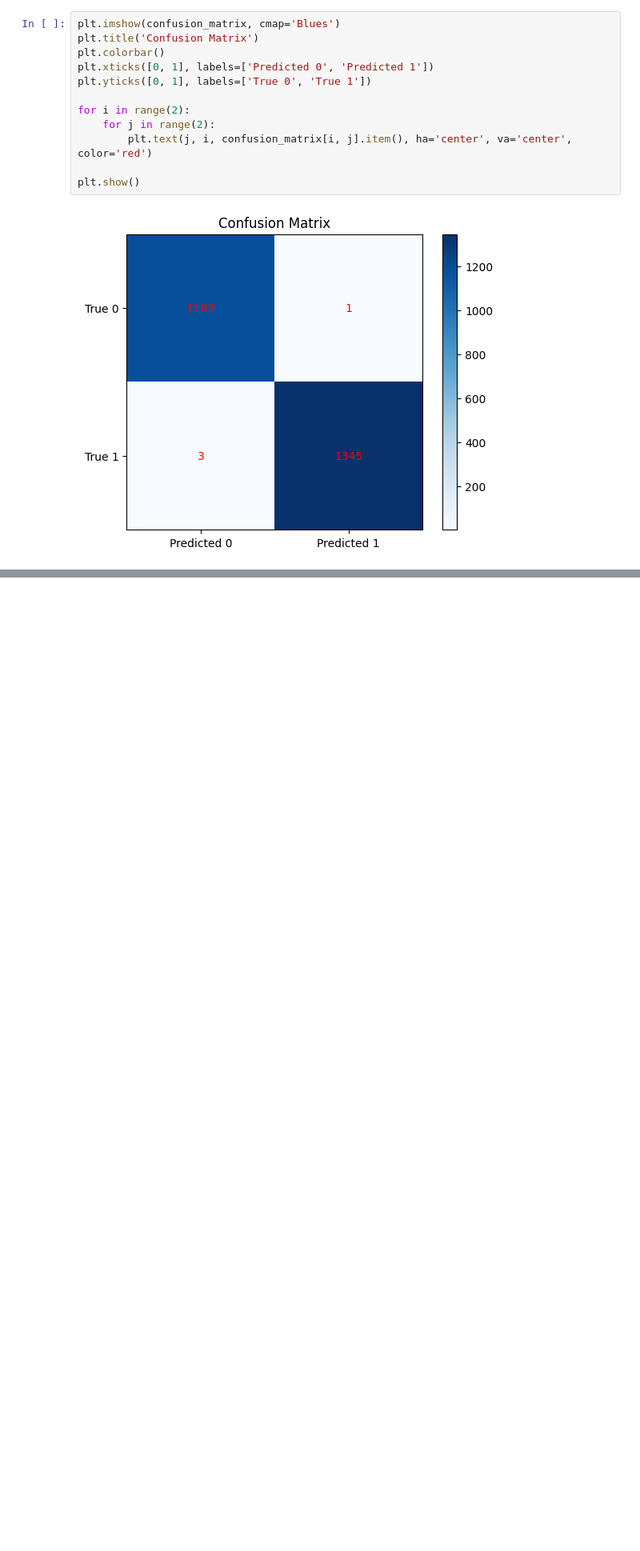
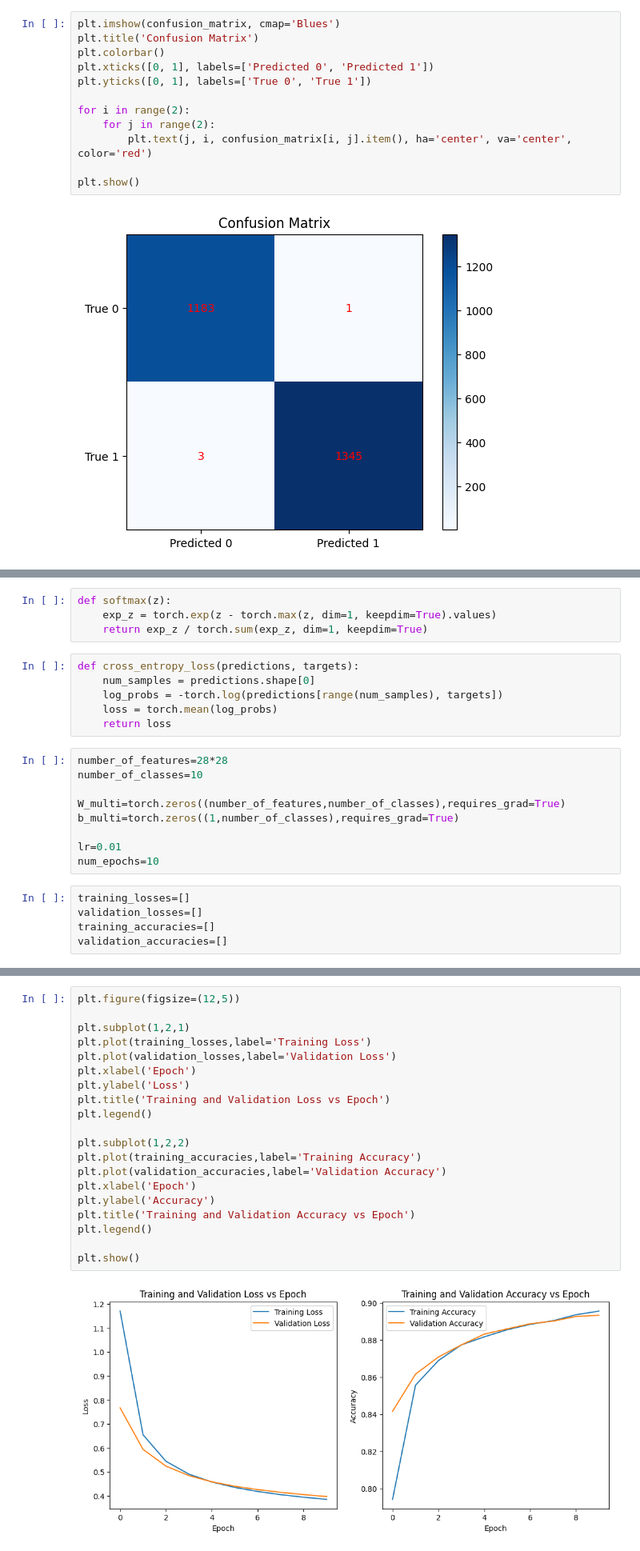
Before and after one commit to naduto/From-Linear-Models-to-Deep-Networks, a Jupyter notebook: Linear Classification Model.ipynb, the cells around one changed output, grey strips where cells are left out. Shown at 80% size. Cells and saved outputs as stored; diff of their text form; blank space fills up the shorter version.

Commit message:
adding softmax regression implementation

```diff
--- a/Linear Classification Model.ipynb
+++ b/Linear Classification Model.ipynb
@@ -194,0 +199,24 @@ plt.show()
+# %%
+def softmax(z):
+    exp_z = torch.exp(z - torch.max(z, dim=1, keepdim=True).values)
+    return exp_z / torch.sum(exp_z, dim=1, keepdim=True)
+# %%
+def cross_entropy_loss(predictions, targets):
+    num_samples = predictions.shape[0]
+    log_probs = -torch.log(predictions[range(num_samples), targets])
+    loss = torch.mean(log_probs)
+    return loss
+# %%
+number_of_features=28*28
+number_of_classes=10
+
+W_multi=torch.zeros((number_of_features,number_of_classes),requires_grad=True)
+b_multi=torch.zeros((1,number_of_classes),requires_grad=True)
+
+lr=0.01
+num_epochs=10
+# %%
+training_losses=[]
+validation_losses=[]
+training_accuracies=[]
+validation_accuracies=[]
@@ -194,0 +291,22 @@ plt.show()
+# %%
+plt.figure(figsize=(12,5))
+
+plt.subplot(1,2,1)
+plt.plot(training_losses,label='Training Loss')
+plt.plot(validation_losses,label='Validation Loss')
+plt.xlabel('Epoch')
+plt.ylabel('Loss')
+plt.title('Training and Validation Loss vs Epoch')
+plt.legend()
+
+plt.subplot(1,2,2)
+plt.plot(training_accuracies,label='Training Accuracy')
+plt.plot(validation_accuracies,label='Validation Accuracy')
+plt.xlabel('Epoch')
+plt.ylabel('Accuracy')
+plt.title('Training and Validation Accuracy vs Epoch')
+plt.legend()
+
+plt.show()
+# %% [output]
+[figure, added]
```
Also changed, not shown: parts of 9 cells of this notebook.
